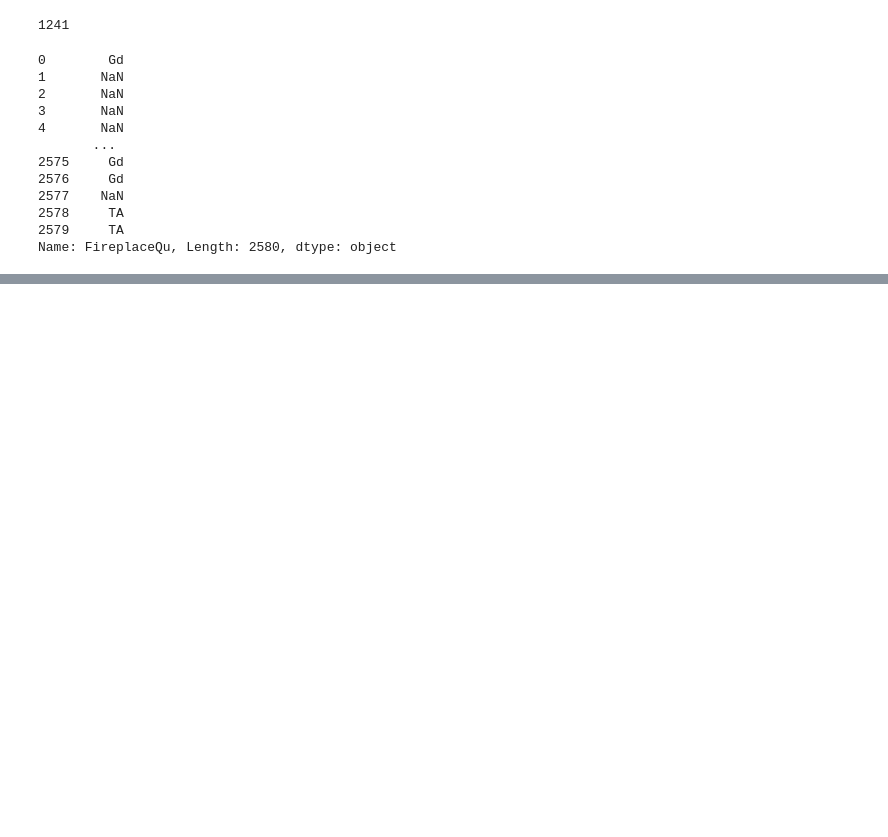
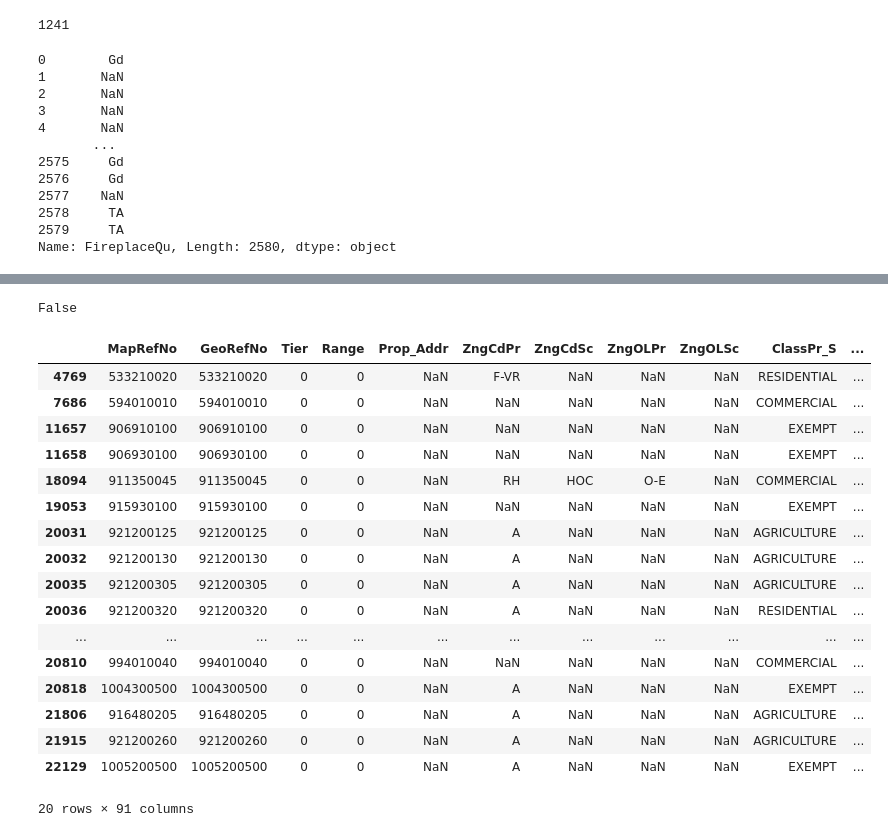
Before and after one commit to brendanhutchinson/Aimes-Iowa-ML, a Jupyter notebook: Francesco/Data_cleaning.ipynb, the cells around one changed output, grey strips where cells are left out. Saved outputs shown, nothing was run; the diff lists cells and outputs as text; code cells hidden in the pictures; blank space fills up the shorter version.

Commit message:
Trying to make sense of the second dataframe with no results

```diff
--- a/Francesco/Data_cleaning.ipynb
+++ b/Francesco/Data_cleaning.ipynb
@@ -42,0 +353,2 @@ Name: FireplaceQu, Length: 2580, dtype: object
+# %%
+House2 = pd.read_csv("Ames Real Estate Data.csv")
@@ -42,0 +389,4 @@ Name: FireplaceQu, Length: 2580, dtype: object
+# %%
+House2['MapRefNo'].equals(House2['GeoRefNo'])
+# %% [output]
+False
@@ -42,0 +395,21 @@ Name: FireplaceQu, Length: 2580, dtype: object
+# %%
+House2[House2["Prop_Addr"].isnull()]
+# %% [output]
+|  | MapRefNo | GeoRefNo | Tier | Range | Prop_Addr | ZngCdPr | ZngCdSc | ZngOLPr | ZngOLSc | ClassPr_S | ... |
+| 4769 | 533210020 | 533210020 | 0 | 0 | NaN | F-VR | NaN | NaN | NaN | RESIDENTIAL | ... |
+| 7686 | 594010010 | 594010010 | 0 | 0 | NaN | NaN | NaN | NaN | NaN | COMMERCIAL | ... |
+| 11657 | 906910100 | 906910100 | 0 | 0 | NaN | NaN | NaN | NaN | NaN | EXEMPT | ... |
+| 11658 | 906930100 | 906930100 | 0 | 0 | NaN | NaN | NaN | NaN | NaN | EXEMPT | ... |
+| 18094 | 911350045 | 911350045 | 0 | 0 | NaN | RH | HOC | O-E | NaN | COMMERCIAL | ... |
+| 19053 | 915930100 | 915930100 | 0 | 0 | NaN | NaN | NaN | NaN | NaN | EXEMPT | ... |
+| 20031 | 921200125 | 921200125 | 0 | 0 | NaN | A | NaN | NaN | NaN | AGRICULTURE | ... |
+| 20032 | 921200130 | 921200130 | 0 | 0 | NaN | A | NaN | NaN | NaN | AGRICULTURE | ... |
+| 20035 | 921200305 | 921200305 | 0 | 0 | NaN | A | NaN | NaN | NaN | AGRICULTURE | ... |
+| 20036 | 921200320 | 921200320 | 0 | 0 | NaN | A | NaN | NaN | NaN | RESIDENTIAL | ... |
+| ... | ... | ... | ... | ... | ... | ... | ... | ... | ... | ... | ... |
+| 20810 | 994010040 | 994010040 | 0 | 0 | NaN | NaN | NaN | NaN | NaN | COMMERCIAL | ... |
+| 20818 | 1004300500 | 1004300500 | 0 | 0 | NaN | A | NaN | NaN | NaN | EXEMPT | ... |
+| 21806 | 916480205 | 916480205 | 0 | 0 | NaN | A | NaN | NaN | NaN | AGRICULTURE | ... |
+| 21915 | 921200260 | 921200260 | 0 | 0 | NaN | A | NaN | NaN | NaN | AGRICULTURE | ... |
+| 22129 | 1005200500 | 1005200500 | 0 | 0 | NaN | A | NaN | NaN | NaN | EXEMPT | ... |
+20 rows × 91 columns
```
Also changed, not shown: parts of 42 cells of this notebook.
